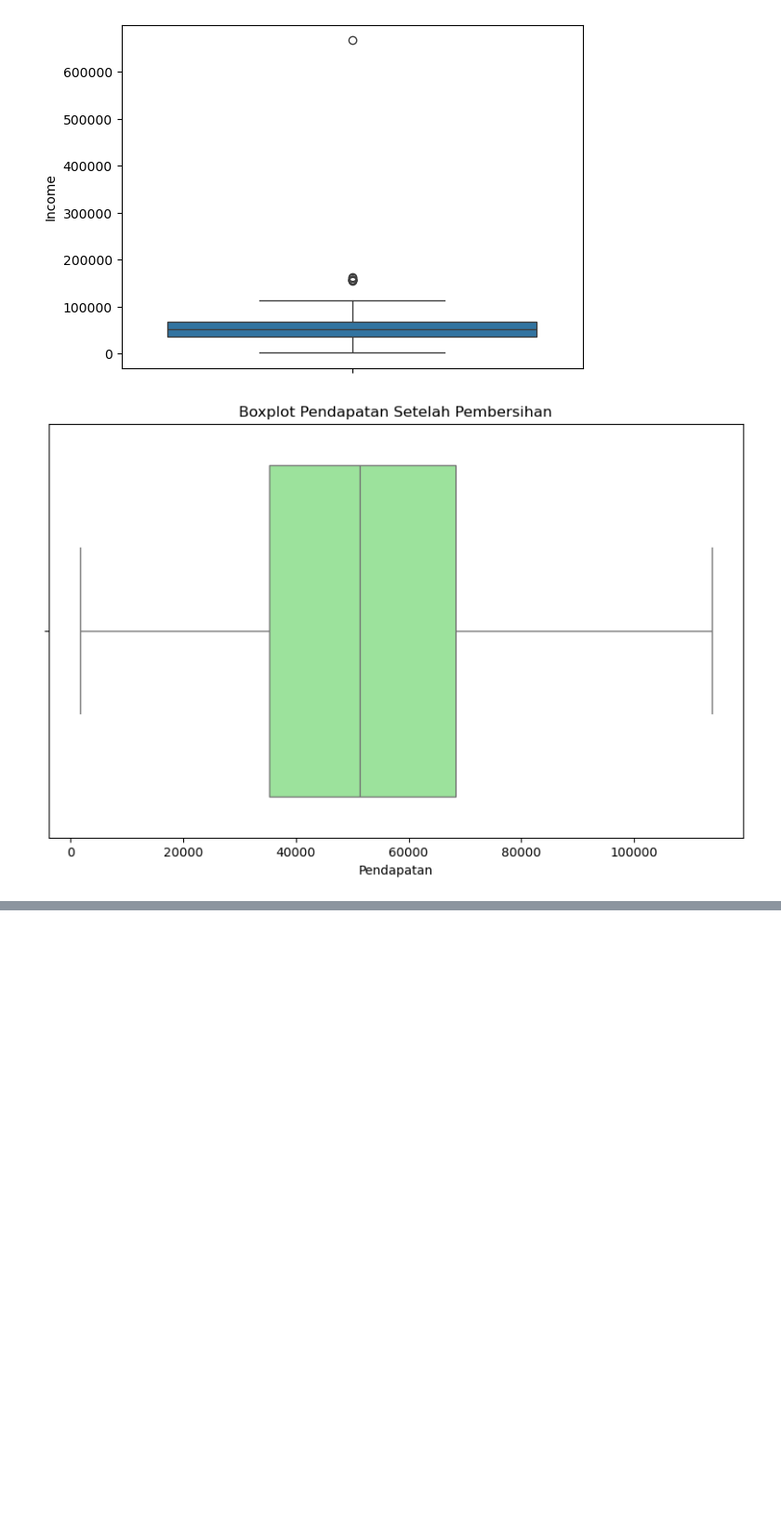
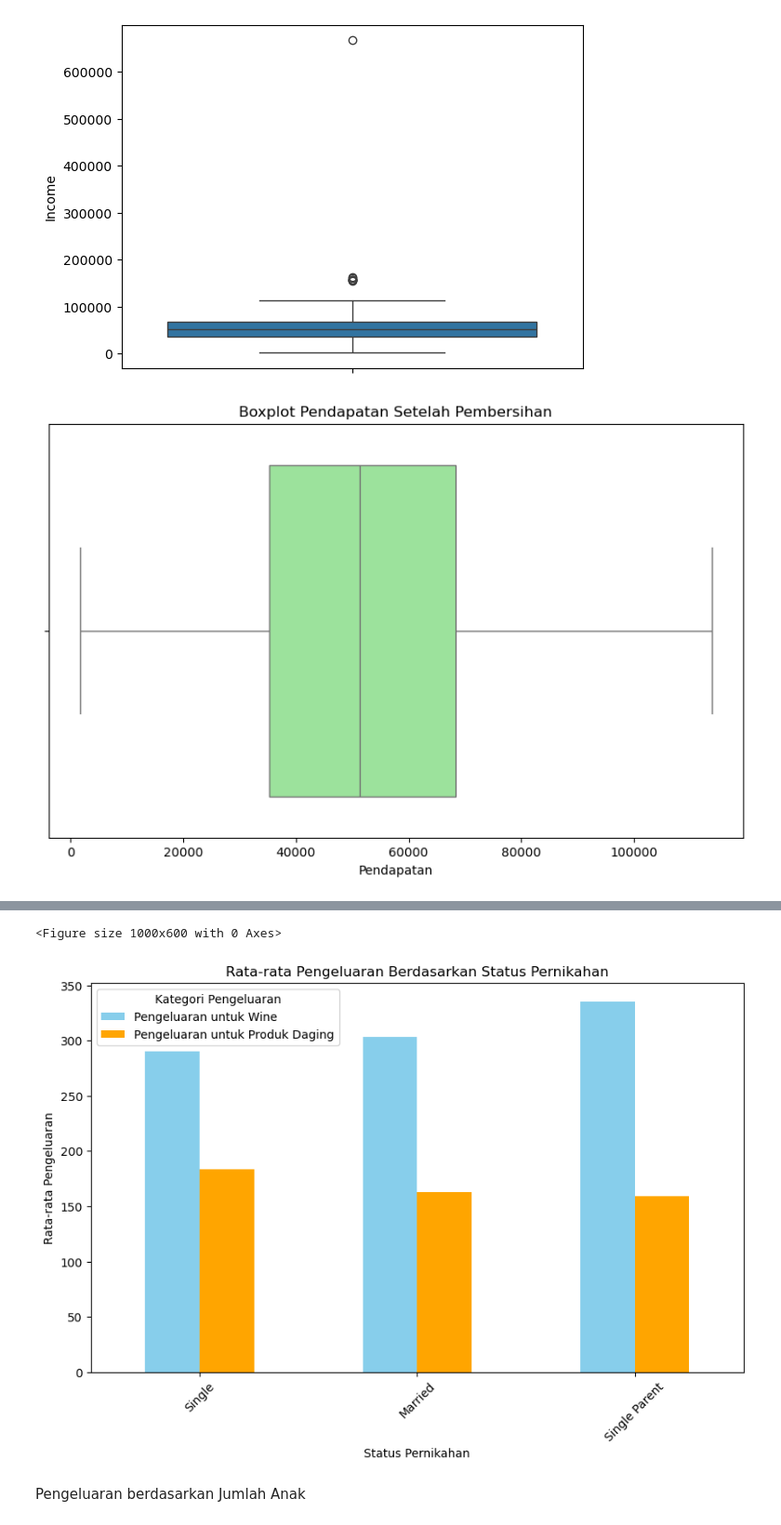
Before and after one commit to intsqy/Purwadhika_CapstoneProject2_JCDSOL, a Jupyter notebook: 1_IncomeSegmentation.ipynb, the cells around one changed output, grey strips where cells are left out. Shown at 93% size. Saved outputs shown, nothing was run; the diff lists cells and outputs as text; code cells hidden in the pictures; blank space fills up the shorter version.

Commit message:
Add 1_IncomeSegmentation.ipynb for income segmentation analysis

```diff
--- a/1_IncomeSegmentation.ipynb
+++ b/1_IncomeSegmentation.ipynb
@@ -140,0 +164,3 @@ Text(0.5, 0, 'Golongan Pemasukan')
+# %%
+# Menambah Variabel lain
+df= df.dropna(subset=['Marital_Status', 'Kidhome'])
@@ -140,0 +174,24 @@ Text(0.5, 0, 'Golongan Pemasukan')
+# %%
+# Menseleksi status yang tidak jelas
+marital_map = {
+    'Single': 'Single',
+    'Alone': 'Single',
+    'Together': 'Married',
+    'Married': 'Married',
+    'Divorced': 'Single Parent',
+    'Widow': 'Single Parent',
+    'Absurd': 'Other',
+    'YOLO': 'Other'}
+
+df['Cleaned_Marital_Status'] = df['Marital_Status'].map(marital_map)
+df = df[df['Cleaned_Marital_Status'] != 'Other']
+# %%
+df.rename(columns={
+    'MntWines': 'Pengeluaran untuk Wine',
+    'MntMeatProducts': 'Pengeluaran untuk Produk Daging'
+}, inplace=True)
+# %%
+marital_segment = df.groupby('Cleaned_Marital_Status')[['Pengeluaran untuk Wine', 'Pengeluaran untuk Produk Daging']].mean()
+
+print("\nRata-rata Pengeluaran Berdasarkan Status Pernikahan:")
+print(marital_segment)
@@ -140,0 +211,21 @@ Text(0.5, 0, 'Golongan Pemasukan')
+# %%
+# Visualisasi Histogram
+
+# Mengurutkan kategori
+order = ['Single', 'Married', 'Single Parent']
+marital_segment = marital_segment.reindex(order)
+
+#Visualisasi
+plt.figure(figsize=(10, 6))
+marital_segment.plot(kind='bar', figsize=(10, 6), color=['skyblue', 'orange'])
+plt.title('Rata-rata Pengeluaran Berdasarkan Status Pernikahan')
+plt.ylabel('Rata-rata Pengeluaran')
+plt.xlabel('Status Pernikahan')
+plt.xticks(rotation=45)
+plt.legend(title='Kategori Pengeluaran')
+plt.show()
+# %% [output]
+<Figure size 1000x600 with 0 Axes>
+[figure, added]
+# %% [markdown]
+Pengeluaran berdasarkan Jumlah Anak
```
Also changed, not shown: parts of 20 cells of this notebook.
